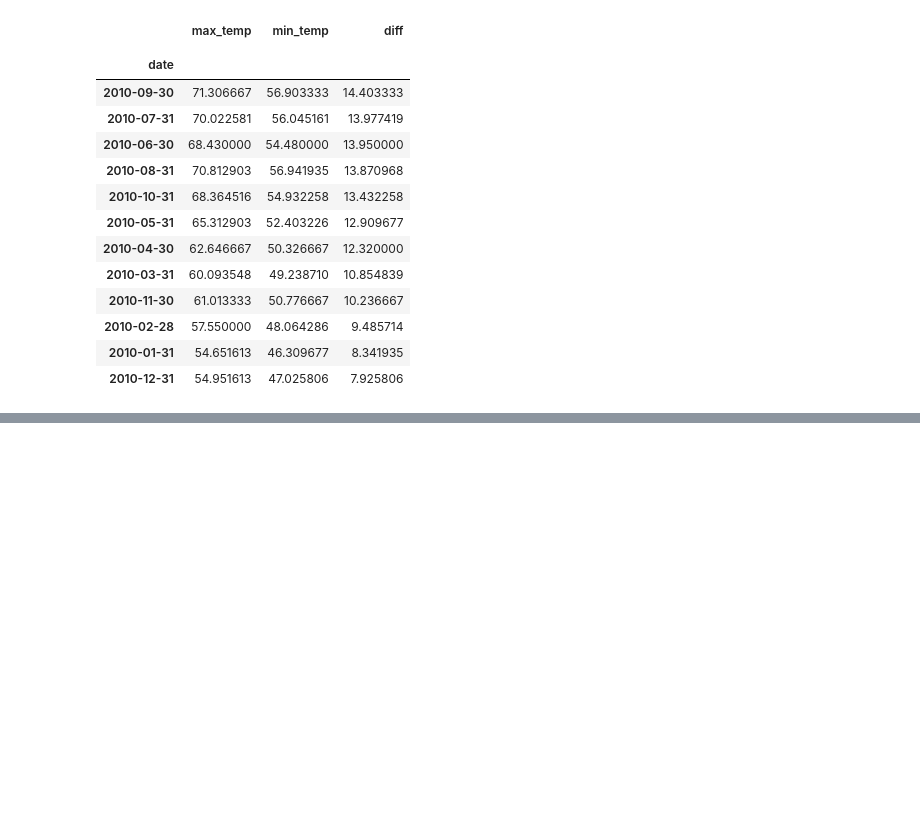
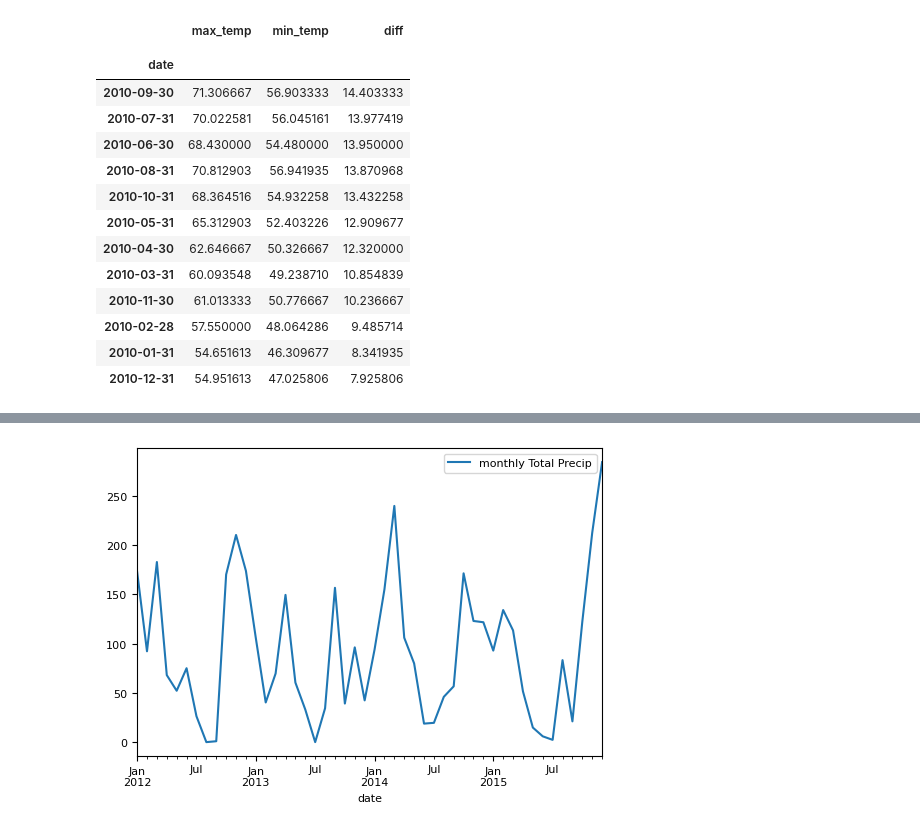
Before and after one commit to RichardAlcabes22/time-series-exercises, a Jupyter notebook: working_w_time_series_data.ipynb, the cells around one changed output, grey strips where cells are left out. Drawn from its saved outputs; the diff is of its cells as text; code cells hidden in the pictures; blank space fills up the shorter version.

Commit message:
edit working with timeseries data

```diff
--- a/working_w_time_series_data.ipynb
+++ b/working_w_time_series_data.ipynb
@@ -207,0 +210,2 @@ daily_diff_by_month.sort_values(['diff'],ascending=False) # Sept greatest daily
+# %%
+df = data.seattle_weather()
@@ -207,0 +262,3 @@ daily_diff_by_month.sort_values(['diff'],ascending=False) # Sept greatest daily
+# %%
+# Reset index to date
+df = df.set_index('date').sort_index()
@@ -207,0 +275,2 @@ daily_diff_by_month.sort_values(['diff'],ascending=False) # Sept greatest daily
+# %%
+df_num = df.drop(columns='weather')
@@ -207,0 +287,2 @@ daily_diff_by_month.sort_values(['diff'],ascending=False) # Sept greatest daily
+# %%
+monthly_sum_df = df_num.resample('M').sum()
@@ -207,0 +299,6 @@ daily_diff_by_month.sort_values(['diff'],ascending=False) # Sept greatest daily
+# %%
+monthly_sum_df['precipitation'].plot(label='monthly Total Precip')
+plt.legend()
+plt.show()
+# %% [output]
+[figure, added]
```
Also changed, not shown: parts of 49 cells of this notebook.
